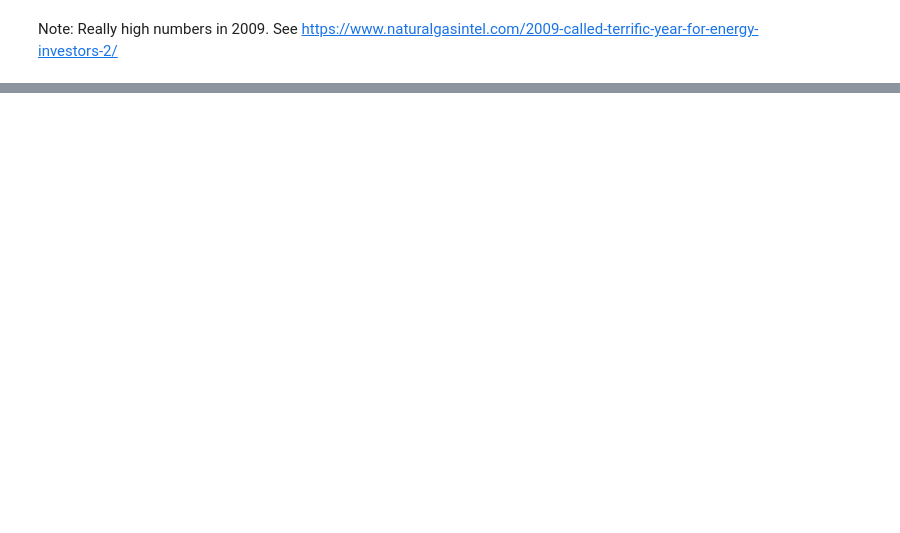
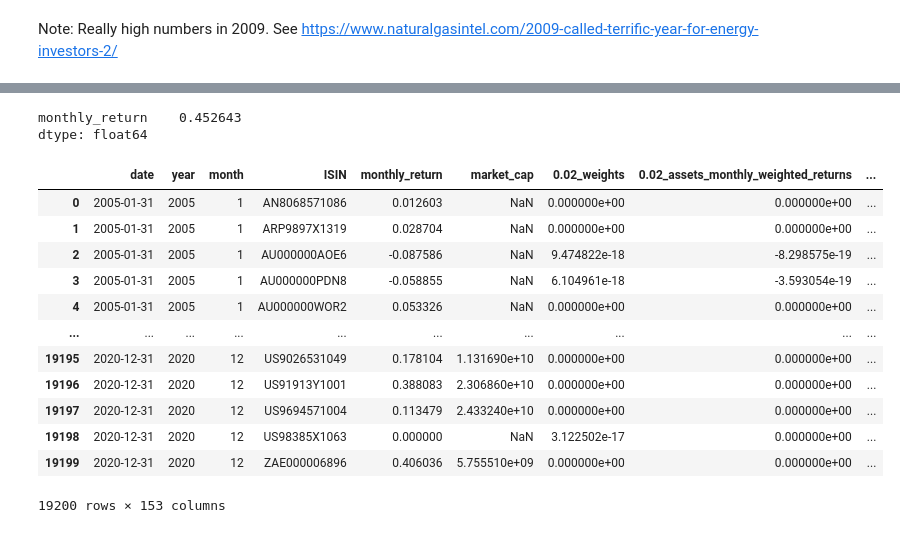
Before and after one commit to percw/Sustainable_and_Entrepreneurial_Finance, a Jupyter notebook: assignment_1.ipynb, the cells around one changed output, grey strips where cells are left out. Drawn from its saved outputs; the diff is of its cells as text; code cells hidden in the pictures; blank space fills up the shorter version.

```diff
--- a/assignment_1.ipynb
+++ b/assignment_1.ipynb
@@ -662,0 +1107,6 @@ table
+# %%
+# randomly select 100 firms
+randfirms = random .sample(nona_assets, 100)
+# %%
+df_q3_100 = df_q3[df_q3.ISIN.isin(randfirms) == True]
+df_q3_100.head()
@@ -662,0 +1120,4 @@ table
+# %%
+df_q3_100_sorted = df_q3_100.sort_values(by=['date','ISIN'], inplace = False)
+df_q3_100_sorted = df_q3_100_sorted.reset_index(drop=True)
+df_q3_100_sorted
@@ -664,0 +1366,6 @@ table
+# %%
+df_q4 = df_q3.copy()
+df_q4_100_sorted = df_q3_100_sorted.copy()
+df_q4_100_sorted_2015 = df_q3_100_sorted_2015.copy()
+df_q4_ret = df_q3_ret.copy()
+df_q4_ret_2015 = df_q3_ret_2015.copy()
@@ -664,0 +1484,47 @@ table
+# %%
+(df_q4_100_sorted[['ISIN','monthly_return']].groupby('ISIN').mean()*months).max()
+# %% [output]
+monthly_return    0.452643
+dtype: float64
+# %%
+# Computing the AAR for every assets
+asset_AAR_df = df_q4_100_sorted[[
+    'ISIN', 'monthly_return']].groupby('ISIN').mean()*12
+
+
+def asset_AAR_func(row):
+    ISIN = row['ISIN']
+    return asset_AAR_df.loc[(ISIN)][0]
+
+
+df_q4_100_sorted['assets_AAR'] = df_q4_100_sorted.apply(asset_AAR_func, axis=1)
+# Computing the Annualized volatility for every assets:
+asset_volatility_df = df_q4_100_sorted[['ISIN', 'monthly_return']].groupby(
+    'ISIN').std()*math.sqrt(12)
+
+
+def asset_volatility_func(row):
+    ISIN = row['ISIN']
+    return asset_volatility_df.loc[(ISIN)][0]
+
+
+df_q4_100_sorted['assets_volatility'] = df_q4_100_sorted.apply(
+    asset_volatility_func, axis=1)
+# Computing the sharpe ratio:
+df_q4_100_sorted['assets_SharpeRatio'] = (
+    df_q4_100_sorted['assets_AAR']-risk_free_rate)/df_q4_100_sorted['assets_volatility']
+df_q4_100_sorted
+# %% [output]
+|  | date | year | month | ISIN | monthly_return | market_cap | 0.02_weights | 0.02_assets_monthly_weighted_returns | ... |
+| 0 | 2005-01-31 | 2005 | 1 | AN8068571086 | 0.012603 | NaN | 0.000000e+00 | 0.000000e+00 | ... |
+| 1 | 2005-01-31 | 2005 | 1 | ARP9897X1319 | 0.028704 | NaN | 0.000000e+00 | 0.000000e+00 | ... |
+| 2 | 2005-01-31 | 2005 | 1 | AU000000AOE6 | -0.087586 | NaN | 9.474822e-18 | -8.298575e-19 | ... |
+| 3 | 2005-01-31 | 2005 | 1 | AU000000PDN8 | -0.058855 | NaN | 6.104961e-18 | -3.593054e-19 | ... |
+| 4 | 2005-01-31 | 2005 | 1 | AU000000WOR2 | 0.053326 | NaN | 0.000000e+00 | 0.000000e+00 | ... |
+| ... | ... | ... | ... | ... | ... | ... | ... | ... | ... |
+| 19195 | 2020-12-31 | 2020 | 12 | US9026531049 | 0.178104 | 1.131690e+10 | 0.000000e+00 | 0.000000e+00 | ... |
+| 19196 | 2020-12-31 | 2020 | 12 | US91913Y1001 | 0.388083 | 2.306860e+10 | 0.000000e+00 | 0.000000e+00 | ... |
+| 19197 | 2020-12-31 | 2020 | 12 | US9694571004 | 0.113479 | 2.433240e+10 | 0.000000e+00 | 0.000000e+00 | ... |
+| 19198 | 2020-12-31 | 2020 | 12 | US98385X1063 | 0.000000 | NaN | 3.122502e-17 | 0.000000e+00 | ... |
+| 19199 | 2020-12-31 | 2020 | 12 | ZAE000006896 | 0.406036 | 5.755510e+09 | 0.000000e+00 | 0.000000e+00 | ... |
+19200 rows × 153 columns
```
Also changed, not shown: parts of 91 cells of this notebook, 4 other files.
